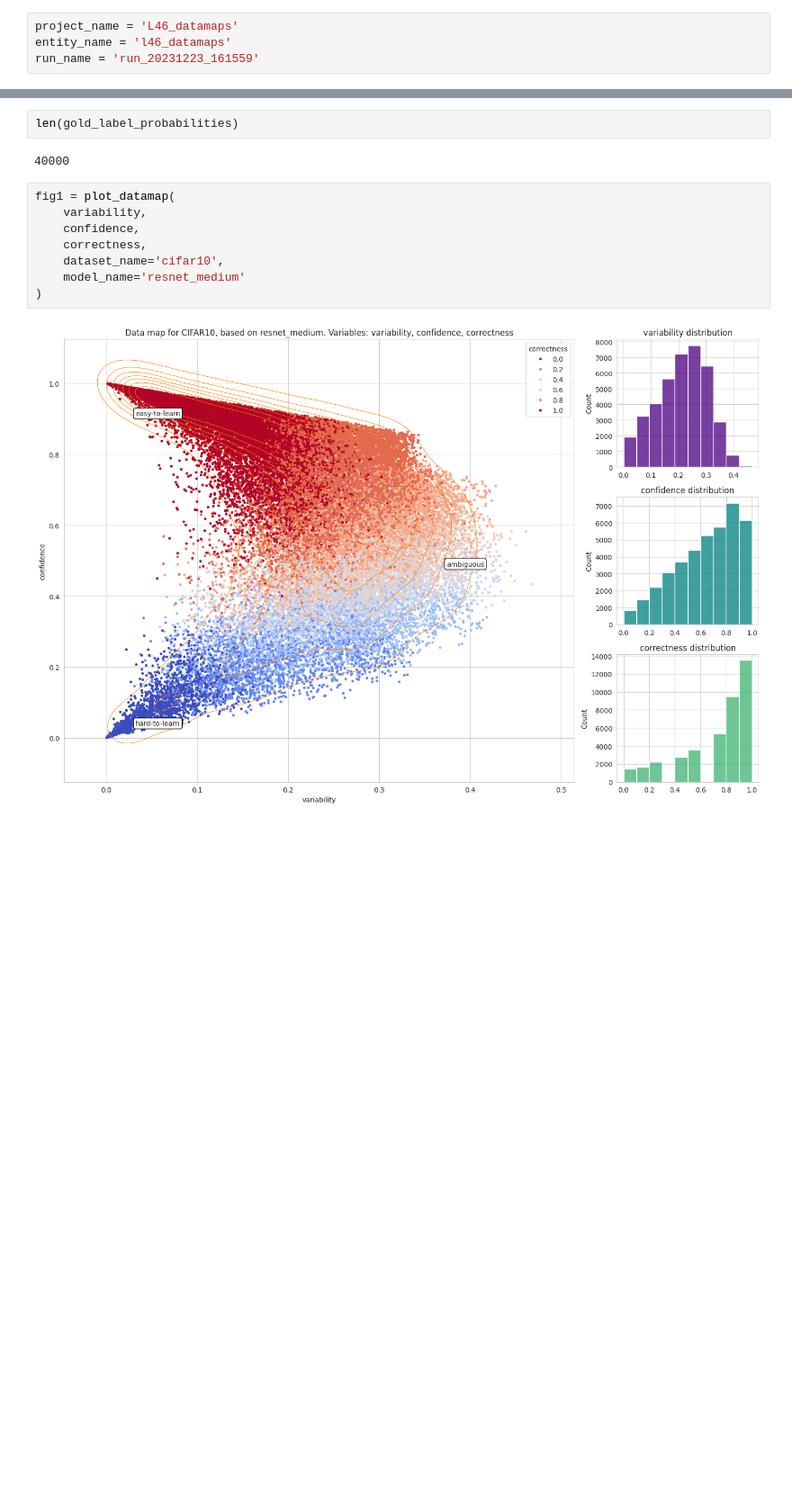
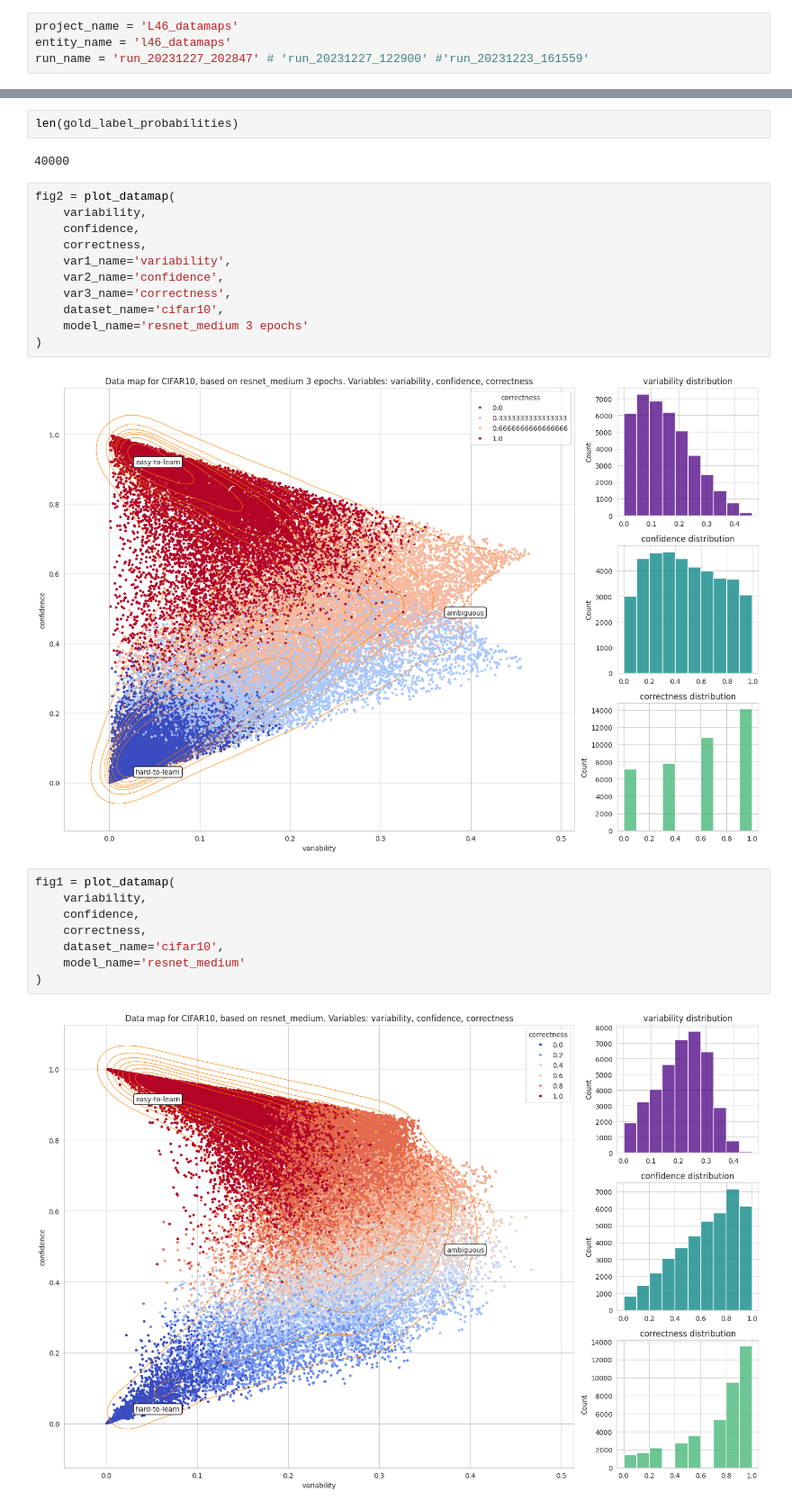
Before and after one commit to timohromadka/L46_datamaps, a Jupyter notebook: compute_results/analysis.ipynb, the cells around one changed output, grey strips where cells are left out. Shown at 90% size. Saved outputs shown, nothing was run; the diff lists cells and outputs as text; blank space fills up the shorter version.

```diff
--- a/compute_results/analysis.ipynb
+++ b/compute_results/analysis.ipynb
@@ -20,7 +28,7 @@ sns.set_palette('Set2')
 # %%
 project_name = 'L46_datamaps'
 entity_name = 'l46_datamaps'
-run_name = 'run_20231223_161559'
+run_name = 'run_20231227_202847' # 'run_20231227_122900' #'run_20231223_161559'
 # %%
 gold_label_probabilities, confidence, variability, correctness, forgetfulness = get_training_dynamics_from_run_name(project_name, entity_name, run_name)
 # %% [markdown]
@@ -29,6 +37,19 @@ gold_label_probabilities, confidence, variability, correctness, forgetfulness =
 len(gold_label_probabilities)
 # %% [output]
 40000
+# %%
+fig2 = plot_datamap(
+    variability,
+    confidence,
+    correctness,
+    var1_name='variability',
+    var2_name='confidence',
+    var3_name='correctness',
+    dataset_name='cifar10',
+    model_name='resnet_medium 3 epochs'
+)
+# %% [output]
+[figure, added]
 # %%
 fig1 = plot_datamap(
     variability,
```
Also changed, not shown: parts of 10 cells of this notebook.
